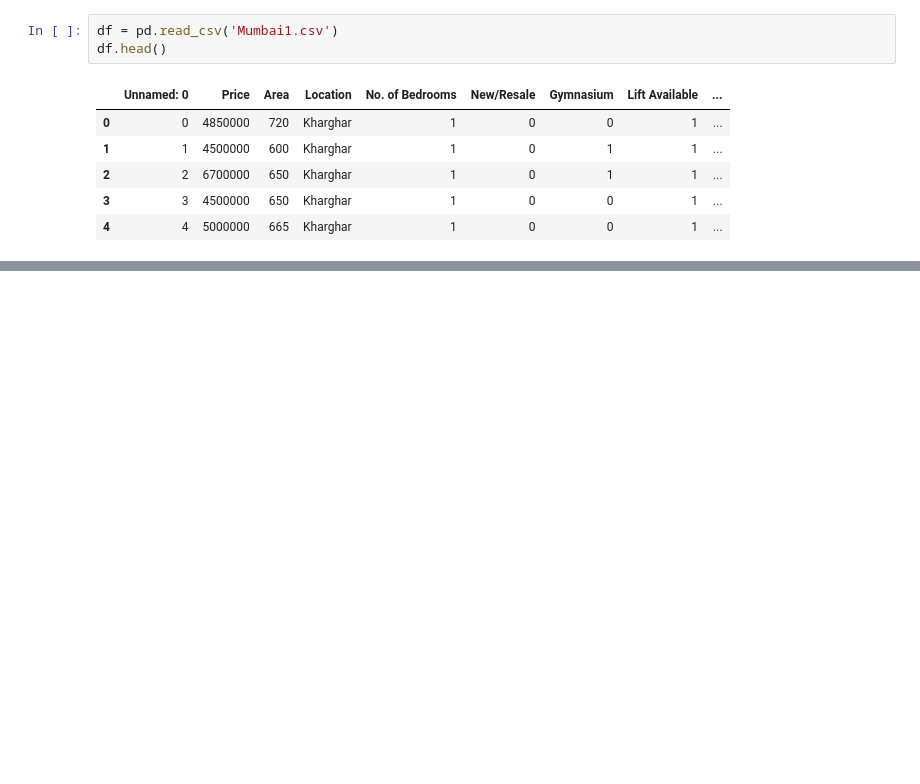
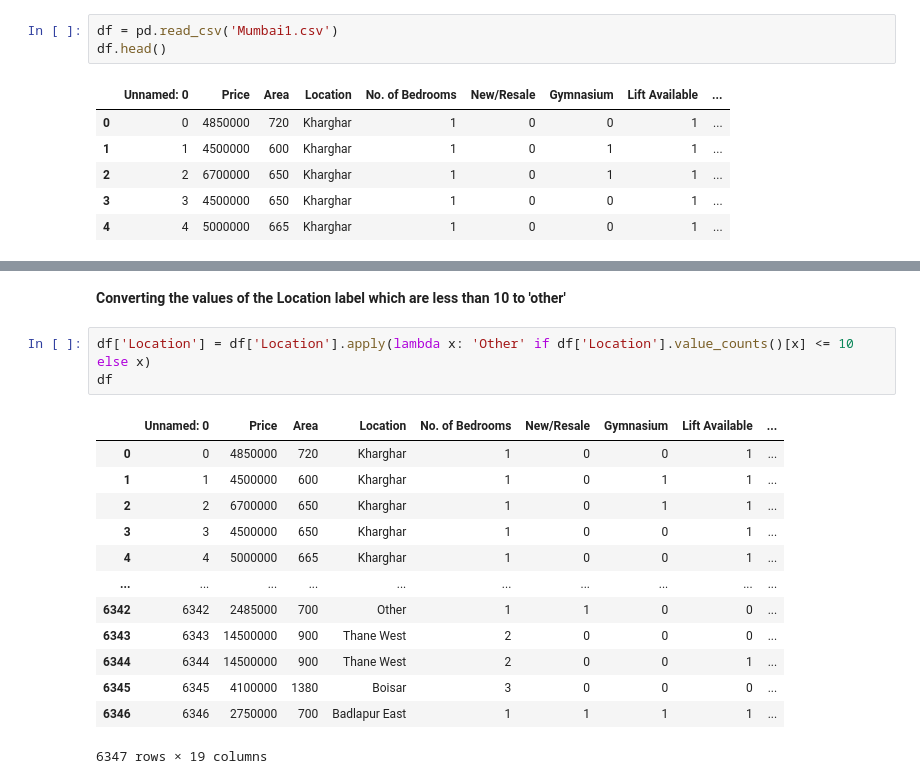
Before and after one commit to Pranavlovescode/Show-Me-Price, a Jupyter notebook: mumbai_price_predictor_model.ipynb, the cells around one changed output, grey strips where cells are left out. Drawn from its saved outputs; the diff is of its cells as text; blank space fills up the shorter version.

```diff
--- a/mumbai_price_predictor_model.ipynb
+++ b/mumbai_price_predictor_model.ipynb
@@ -33,0 +82,19 @@ Name: count, Length: 413, dtype: int64
+# %% [markdown]
+**Converting the values of the Location label which are less than 10 to 'other'**
+# %%
+df['Location'] = df['Location'].apply(lambda x: 'Other' if df['Location'].value_counts()[x] <= 10 else x)
+df
+# %% [output]
+|  | Unnamed: 0 | Price | Area | Location | No. of Bedrooms | New/Resale | Gymnasium | Lift Available | ... |
+| 0 | 0 | 4850000 | 720 | Kharghar | 1 | 0 | 0 | 1 | ... |
+| 1 | 1 | 4500000 | 600 | Kharghar | 1 | 0 | 1 | 1 | ... |
+| 2 | 2 | 6700000 | 650 | Kharghar | 1 | 0 | 1 | 1 | ... |
+| 3 | 3 | 4500000 | 650 | Kharghar | 1 | 0 | 0 | 1 | ... |
+| 4 | 4 | 5000000 | 665 | Kharghar | 1 | 0 | 0 | 1 | ... |
+| ... | ... | ... | ... | ... | ... | ... | ... | ... | ... |
+| 6342 | 6342 | 2485000 | 700 | Other | 1 | 1 | 0 | 0 | ... |
+| 6343 | 6343 | 14500000 | 900 | Thane West | 2 | 0 | 0 | 0 | ... |
+| 6344 | 6344 | 14500000 | 900 | Thane West | 2 | 0 | 0 | 1 | ... |
+| 6345 | 6345 | 4100000 | 1380 | Boisar | 3 | 0 | 0 | 0 | ... |
+| 6346 | 6346 | 2750000 | 700 | Badlapur East | 1 | 1 | 1 | 1 | ... |
+6347 rows × 19 columns
```
Also changed, not shown: parts of 8 cells of this notebook.
